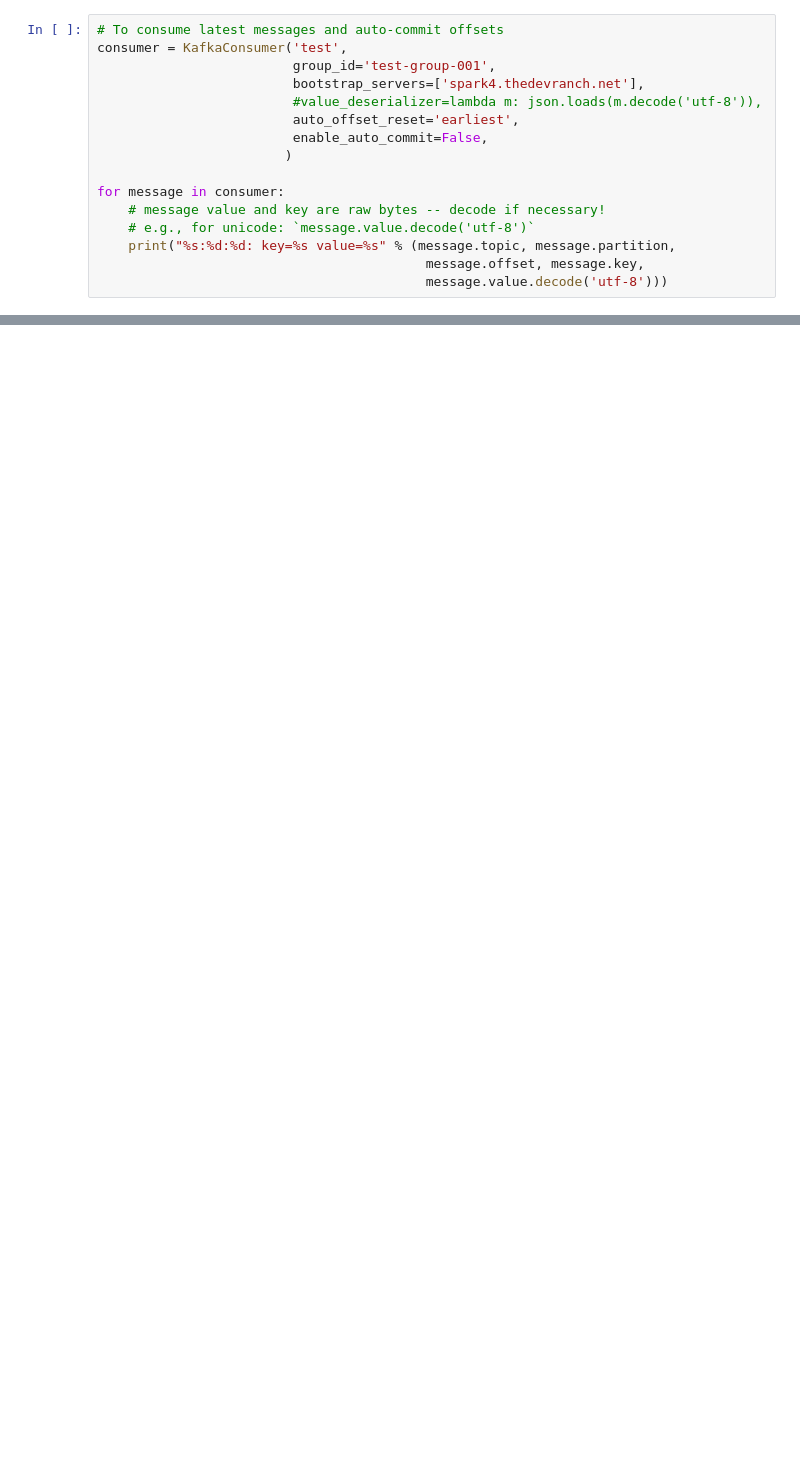
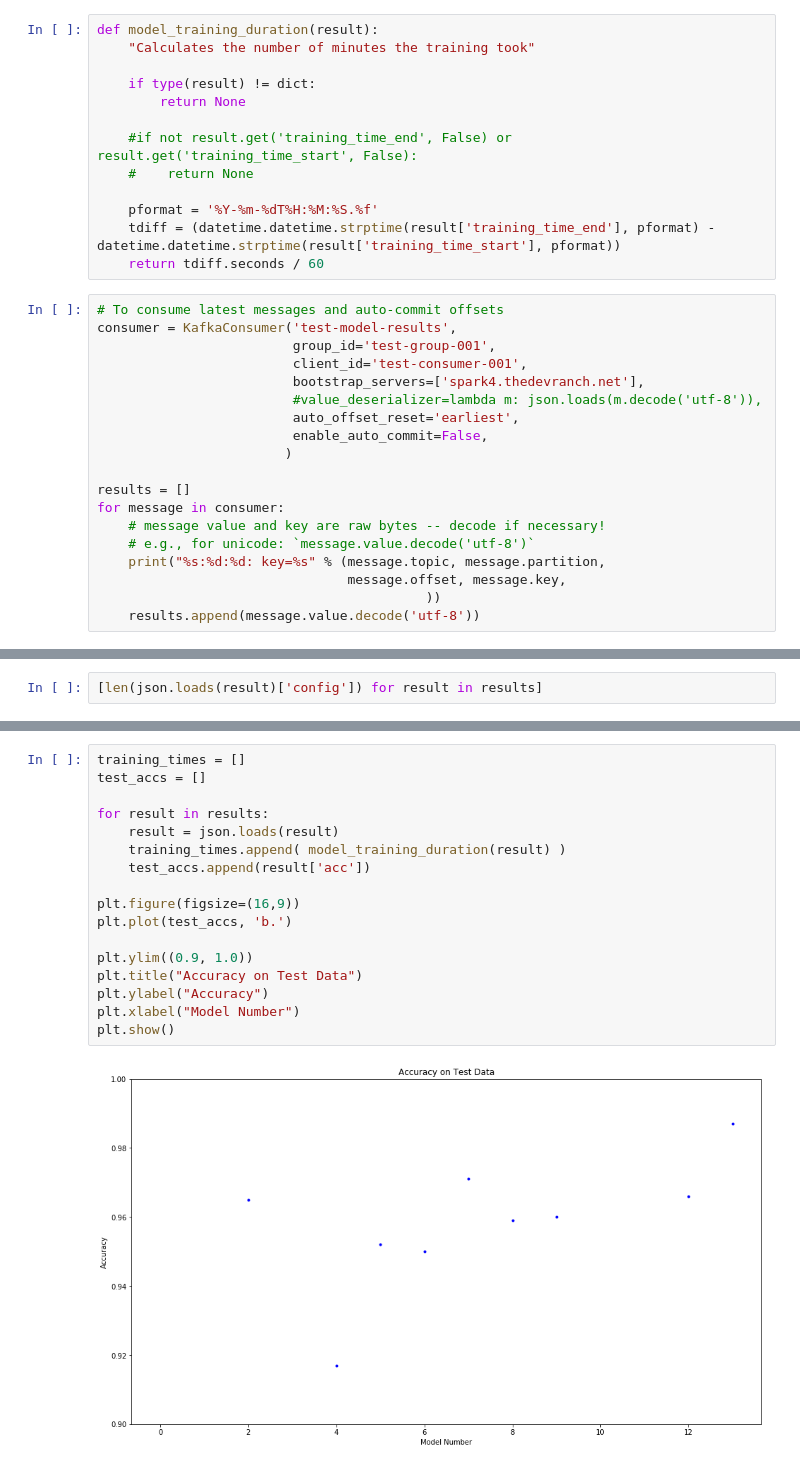
Before and after one commit to brycemcd/learning_neural_networks, a Jupyter notebook: training-chain/Untitled.ipynb, the cells around one changed output, grey strips where cells are left out. Drawn from its saved outputs; the diff is of its cells as text; blank space fills up the shorter version.

```diff
--- a/training-chain/Untitled.ipynb
+++ b/training-chain/Untitled.ipynb
@@ -8,17 +14,33 @@ from kafka import KafkaConsumer
+# %%
+def model_training_duration(result):
+    "Calculates the number of minutes the training took"
+
+    if type(result) != dict:
+        return None
+
+    #if not result.get('training_time_end', False) or result.get('training_time_start', False):
+    #    return None
+
+    pformat = '%Y-%m-%dT%H:%M:%S.%f'
+    tdiff = (datetime.datetime.strptime(result['training_time_end'], pformat) - datetime.datetime.strptime(result['training_time_start'], pformat))
+    return tdiff.seconds / 60
 # %%
 # To consume latest messages and auto-commit offsets
-consumer = KafkaConsumer('test',
+consumer = KafkaConsumer('test-model-results',
                          group_id='test-group-001',
+                         client_id='test-consumer-001',
                          bootstrap_servers=['spark4.thedevranch.net'],
                          #value_deserializer=lambda m: json.loads(m.decode('utf-8')),
                          auto_offset_reset='earliest',
                          enable_auto_commit=False,
                         )
 
+results = []
 for message in consumer:
     # message value and key are raw bytes -- decode if necessary!
     # e.g., for unicode: `message.value.decode('utf-8')`
-    print("%s:%d:%d: key=%s value=%s" % (message.topic, message.partition,
-                                          message.offset, message.key,
-                                          message.value.decode('utf-8')))
+    print("%s:%d:%d: key=%s" % (message.topic, message.partition,
+                                message.offset, message.key,
+                                          ))
+    results.append(message.value.decode('utf-8'))
 # %% [output]
@@ -32 +61,3 @@ test:0:6: key=None value={"class_name": "Sequential", "config": [{"class_name":
 KeyboardInterrupt:
+# %%
+[len(json.loads(result)['config']) for result in results]
@@ -32,0 +66,19 @@ KeyboardInterrupt:
+# %%
+training_times = []
+test_accs = []
+
+for result in results:
+    result = json.loads(result)
+    training_times.append( model_training_duration(result) )
+    test_accs.append(result['acc'])
+
+plt.figure(figsize=(16,9))
+plt.plot(test_accs, 'b.')
+
+plt.ylim((0.9, 1.0))
+plt.title("Accuracy on Test Data")
+plt.ylabel("Accuracy")
+plt.xlabel("Model Number")
+plt.show()
+# %% [output]
+[figure, added]
```
Also changed, not shown: parts of 11 cells of this notebook, 2 other files.
